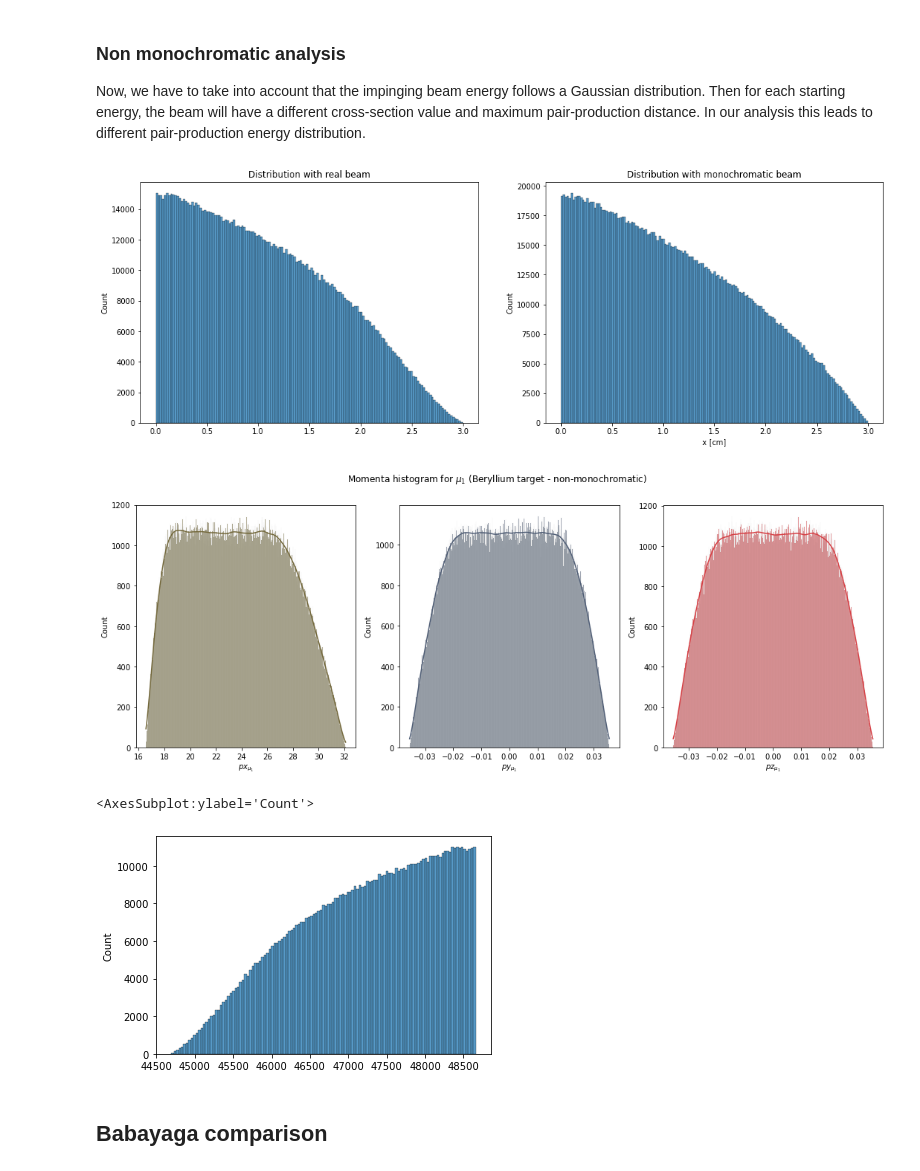
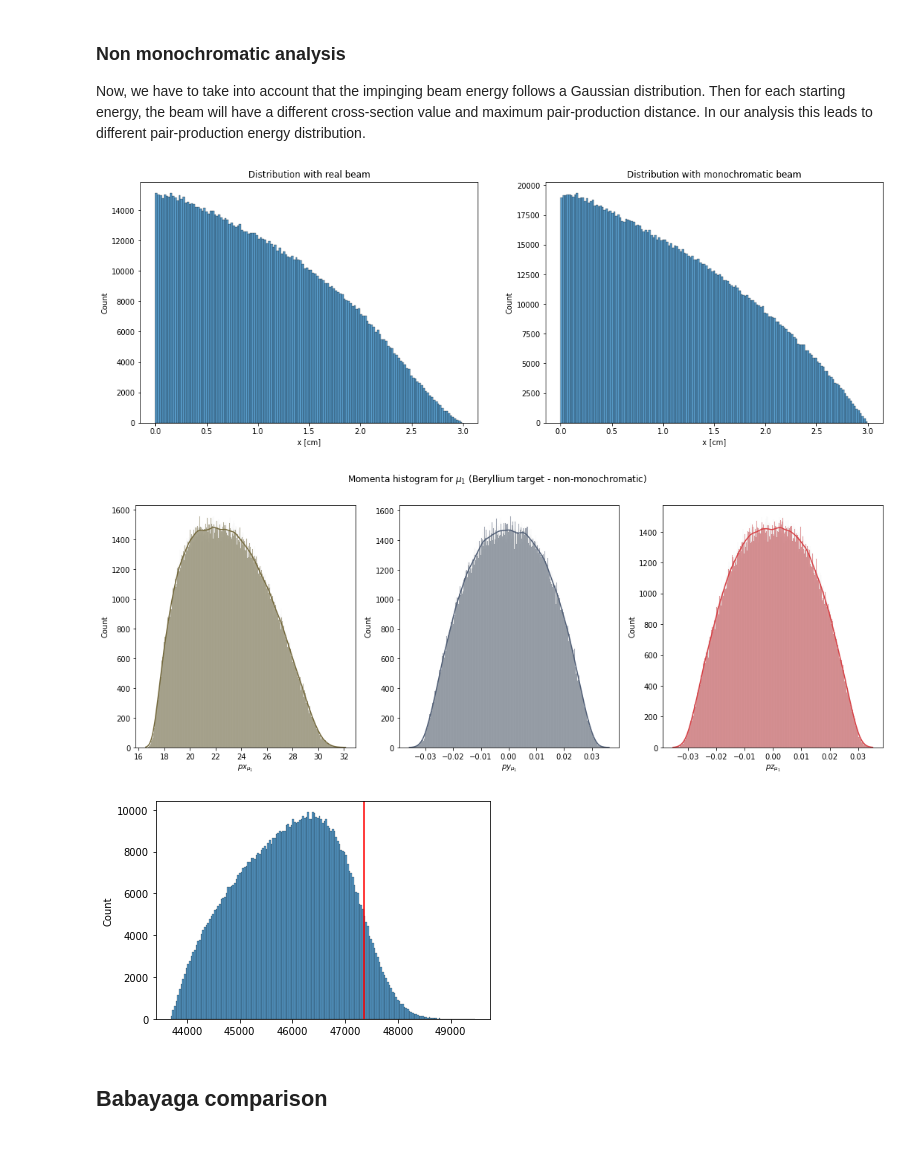
Before and after one commit to PhysicsOfData/LCP_projects_Y3, a Jupyter notebook: Project.ipynb, the cells around one changed output. Drawn from its saved outputs; the diff is of its cells as text; code cells hidden in the pictures.

```diff
--- a/Project.ipynb
+++ b/Project.ipynb
@@ -497,6 +497,8 @@ plt.show()
 #500: std_dev of the gaussian distribution
 #2*N: Number of generated events
 energies_gauss = np.random.normal(48400, 500, 2*N)
+energies_gauss = energies_gauss[energies_gauss > 4 * m_muon**2] #check on threshold production
+
 
 
 #we are sufficiently (>3 sigma) far from threshold. Pair production threshold is ok
@@ -859,29 +861,33 @@ pts_dbt = np.random.uniform(0, x_max_arr, size)
 check_uniform_real = np.random.uniform([func(i) for i,func in zip(x_max_arr,func_pts_dbt_real)],
                           [func(0.16) for func in func_pts_dbt_real], size)
 
-accepted = pts_dbt[check_uniform_real < [func(i) for i,func in zip(pts_dbt,func_pts_dbt_real)]]
+df_pts_bremss_real = pd.DataFrame(pd.Series(energies_gauss_lab), columns = ['energies_lab'])
+df_pts_bremss_real["pts"] = pts_dbt
+df_pts_bremss_real["check"]  = check_uniform_real
+df_pts_bremss_real["accepted"]  = df_pts_bremss_real.pts[df_pts_bremss_real.check < [func(i) for i,func in zip(df_pts_bremss_real.pts,func_pts_dbt_real)]]
+df_pts_bremss_real = df_pts_bremss_real.dropna()
 # %%
 fig, ax = plt.subplots(1,2, figsize = (18,6))
 
 
-sns.histplot(accepted, ax = ax[0]) #hist of accepted points
+sns.histplot(df_pts_bremss_real.accepted, ax = ax[0]) #hist of accepted points
 ax[0].set_title("Distribution with real beam")
-plt.xlabel("x [cm]")
+ax[0].set_xlabel("x [cm]")
 
-sns.histplot(accepted_mono, ax = ax[1])
+sns.histplot(accepted_mono, ax = ax[1]) #hist of accepted points
 ax[1].set_title("Distribution with monochromatic beam")
-plt.xlabel("x [cm]")
+ax[1].set_xlabel("x [cm]")
 plt.show()
 # %% [output]
-[figure, old version]
+[figure, new version]
 # %%
 #accept-reject on previously accepted points according to cross section in each slice
-angles = np.random.uniform( 0, np.pi, len(accepted))
-ang_check = np.random.uniform(0, pf(s_bremss(accepted, E_0),np.pi/2), len(accepted))
+angles = np.random.uniform( 0, np.pi, len(df_pts_bremss_real.accepted))
+ang_check = np.random.uniform(0, pf(s_bremss(df_pts_bremss_real.accepted, df_pts_bremss_real.energies_lab),np.pi/2), len(df_pts_bremss_real.accepted))
 
-df_energies_bremss_real = pd.DataFrame(pd.Series(s_bremss(accepted, E_0)), columns = ['energies'])
+df_energies_bremss_real = pd.DataFrame(pd.Series(s_bremss(df_pts_bremss_real.accepted, df_pts_bremss_real.energies_lab)), columns = ['energies'])
 df_energies_bremss_real["angles"] = angles
-df_energies_bremss_real["emission_pt"] = accepted
+df_energies_bremss_real["emission_pt"] = df_pts_bremss_real.accepted
 df_energies_bremss_real["check"]  = ang_check
 df_energies_bremss_real[r"$\theta^*$"]  = df_energies_bremss_real.angles[df_energies_bremss_real.check < pf(df_energies_bremss_real.energies, df_energies_bremss_real.angles)]
 df_energies_bremss_real = df_energies_bremss_real.dropna()
@@ -929,17 +935,19 @@ plt.suptitle('Momenta histogram for $\mu_1$ (Beryllium target - non-monochromati
 
 plt.show()
 # %% [output]
-[figure, old version]
+[figure, new version]
 # %%
 #plot energies distribution
 df_events_bremss_real["pmu1"] = np.sqrt(df_events_bremss_real['$px_{\mu_1}$']**2+df_events_bremss_real['$py_{\mu_1}$']**2+df_events_bremss_real['$pz_{\mu_1}$']**2)
 df_events_bremss_real["pmu2"] = np.sqrt(df_events_bremss_real['$px_{\mu_2}$']**2+df_events_bremss_real['$py_{\mu_2}$']**2+df_events_bremss_real['$pz_{\mu_2}$']**2)
 
 sns.histplot(df_events_bremss_real["pmu1"]+df_events_bremss_real["pmu2"])
+plt.axvline((48400)/(2*0.511), color='red', label='Positron energy (Lab frame)')
+
+
 plt.show()
 # %% [output]
-<AxesSubplot:ylabel='Count'>
-[figure, old version]
+[figure, new version]
 # %% [markdown]
 ## Babayaga comparison
 # %% [markdown]
```
Also changed, not shown: parts of 9 cells of this notebook.
